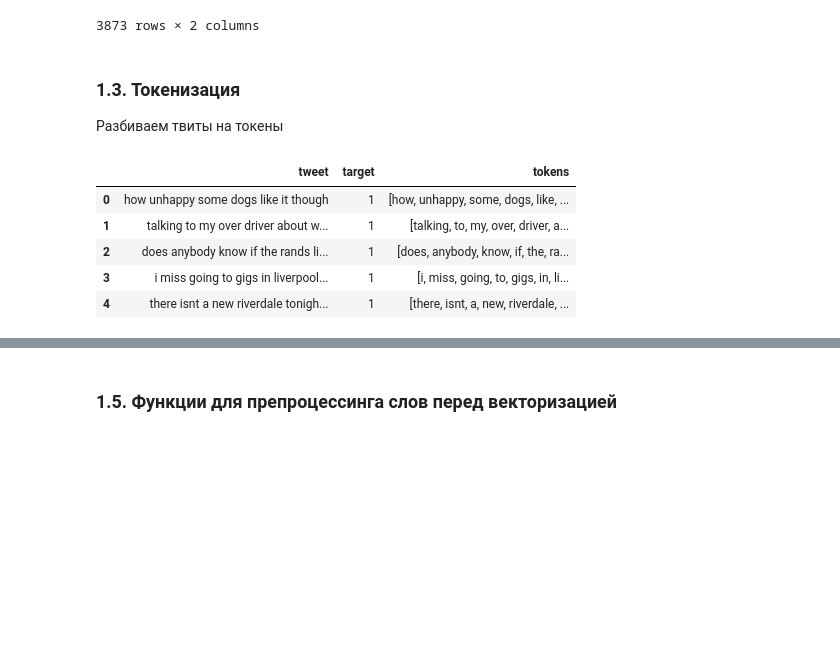
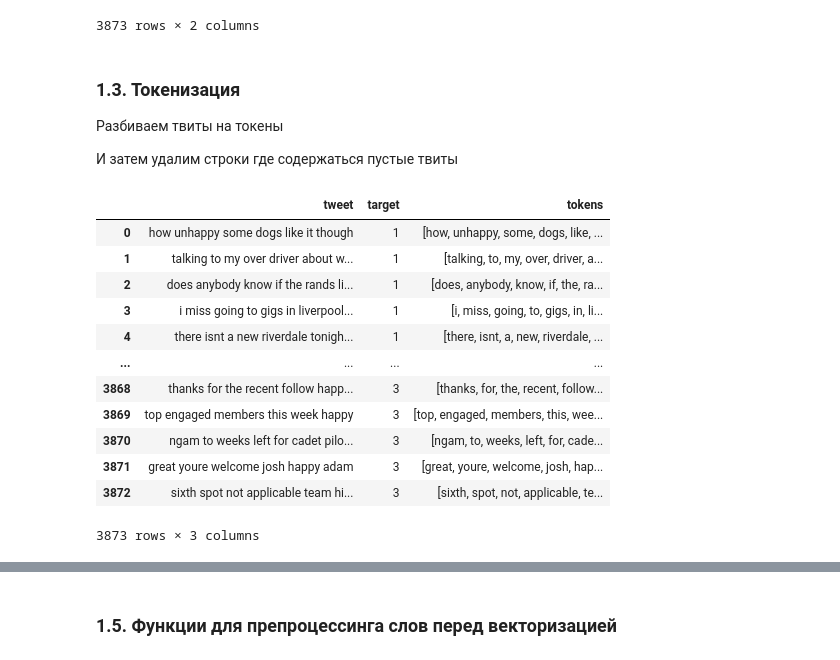
Before and after one commit to KolyaDavydov/DS_01_Twits, a Jupyter notebook: src/ds_01.ipynb, the cells around one changed output, grey strips where cells are left out. Cells and saved outputs as stored; diff of their text form; code cells hidden in the pictures; blank space fills up the shorter version.

```diff
--- a/src/ds_01.ipynb
+++ b/src/ds_01.ipynb
@@ -142,15 +144,24 @@ df
 # %% [markdown]
 ### 1.3. Токенизация
 Разбиваем твиты на токены
+
+И затем удалим строки где содержаться пустые твиты
 # %%
 tokenizer = RegexpTokenizer(r'\w+')
 
 df['tokens'] = df['tweet'].apply(tokenizer.tokenize)
-df.head()
+df
 # %% [output]
 |  | tweet | target | tokens |
 | 0 | how unhappy some dogs like it though | 1 | [how, unhappy, some, dogs, like, ... |
 | 1 | talking to my over driver about w... | 1 | [talking, to, my, over, driver, a... |
 | 2 | does anybody know if the rands li... | 1 | [does, anybody, know, if, the, ra... |
 | 3 | i miss going to gigs in liverpool... | 1 | [i, miss, going, to, gigs, in, li... |
 | 4 | there isnt a new riverdale tonigh... | 1 | [there, isnt, a, new, riverdale, ... |
+| ... | ... | ... | ... |
+| 3868 | thanks for the recent follow happ... | 3 | [thanks, for, the, recent, follow... |
+| 3869 | top engaged members this week happy | 3 | [top, engaged, members, this, wee... |
+| 3870 | ngam to weeks left for cadet pilo... | 3 | [ngam, to, weeks, left, for, cade... |
+| 3871 | great youre welcome josh happy adam | 3 | [great, youre, welcome, josh, hap... |
+| 3872 | sixth spot not applicable team hi... | 3 | [sixth, spot, not, applicable, te... |
+3873 rows × 3 columns
```
Also changed, not shown: parts of 32 cells of this notebook.
